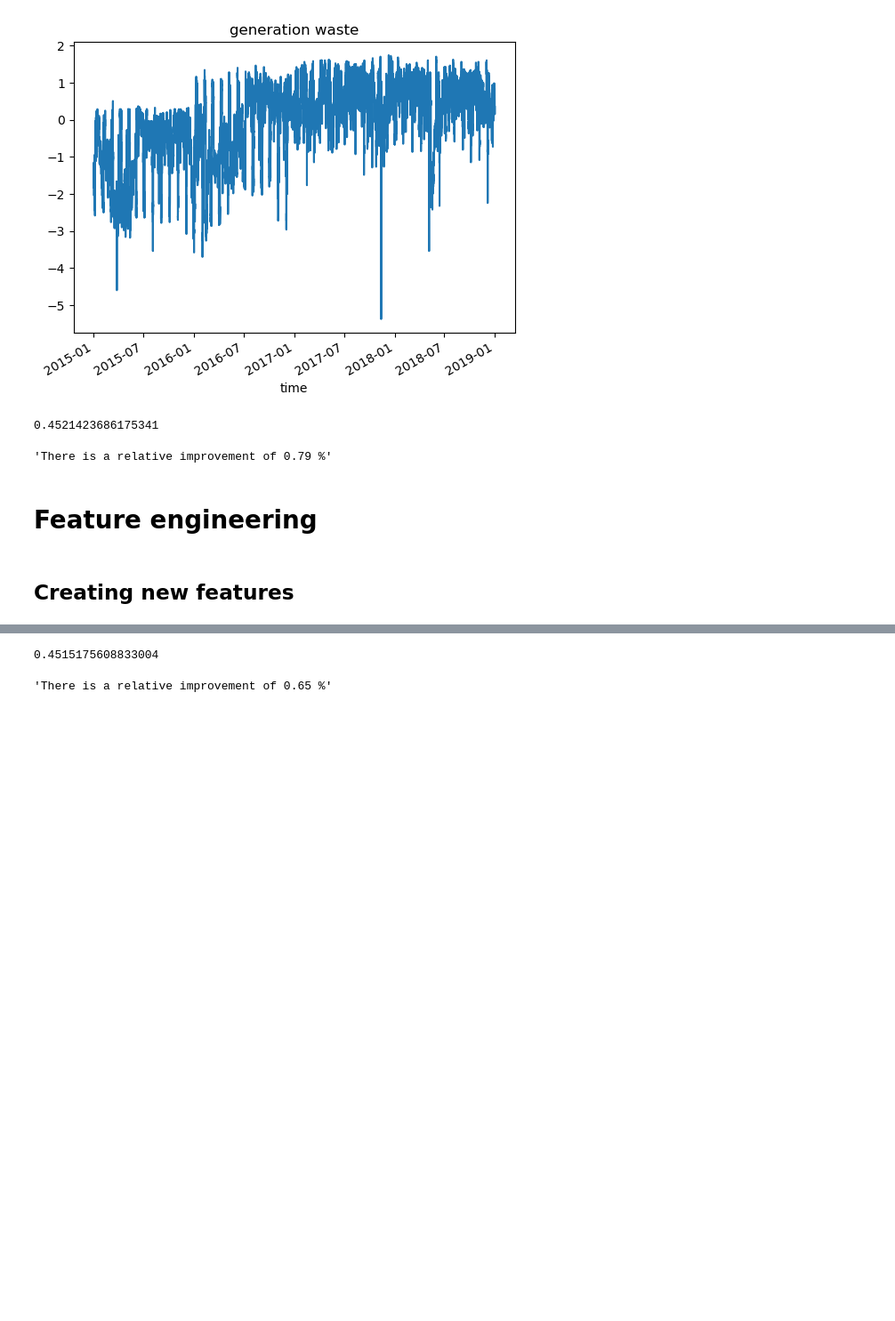
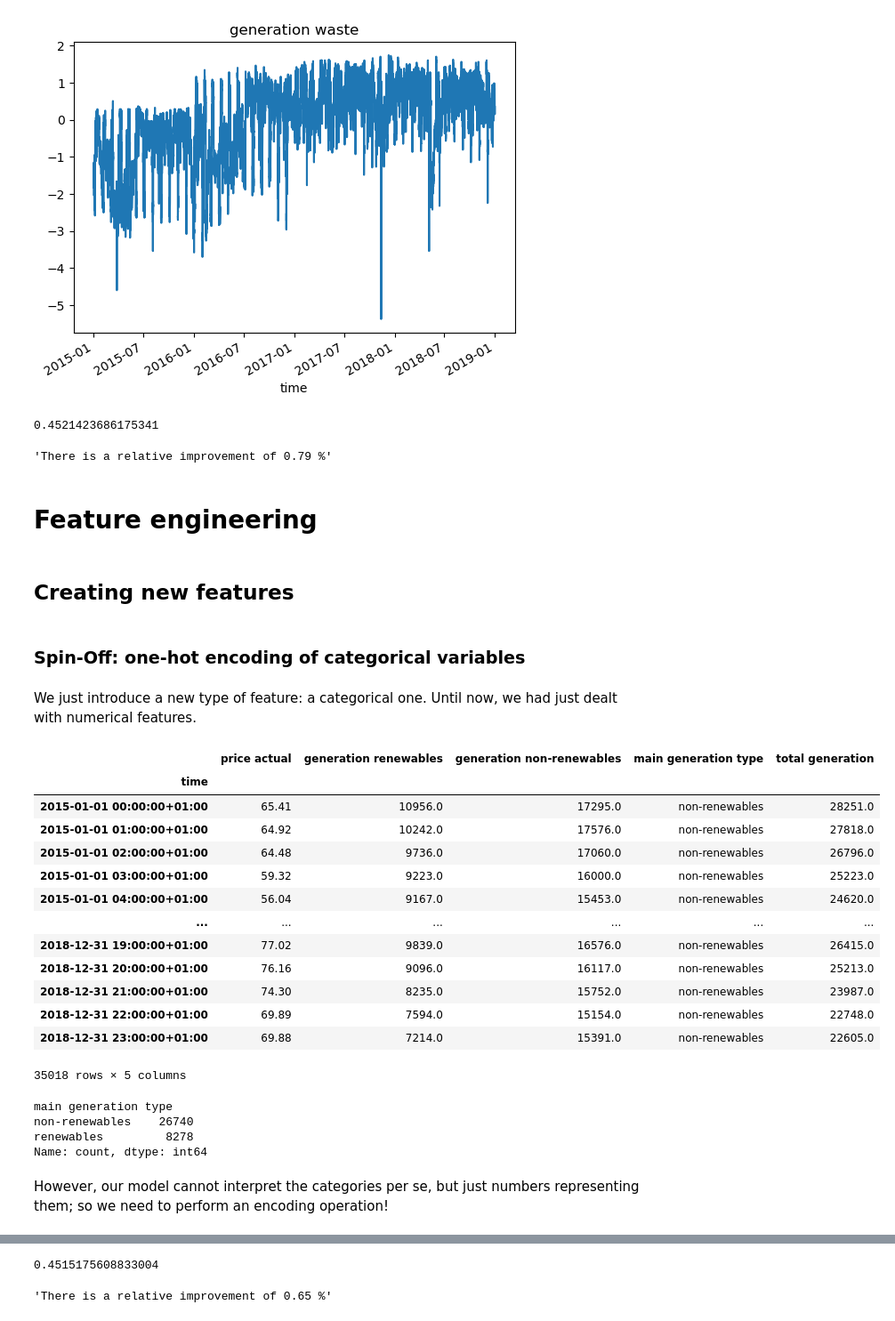
Before and after one commit to beltran99/ml-crash-course-energy, a Jupyter notebook: notebooks/electricity_price_forecasting.ipynb, the cells around one changed output, grey strips where cells are left out. Shown at 89% size. Drawn from its saved outputs; the diff is of its cells as text; code cells hidden in the pictures; blank space fills up the shorter version.

Commit message:
added explanation for one-hot encoding

```diff
--- a/notebooks/electricity_price_forecasting.ipynb
+++ b/notebooks/electricity_price_forecasting.ipynb
@@ -980,5 +976,35 @@ df_demand_copy['total generation'] = df_demand_copy['generation renewables'] + d
 
 feature_columns_copy = feature_columns.copy()
 feature_columns_copy.extend(['generation renewables', 'generation non-renewables'])
+# %% [markdown]
+### Spin-Off: one-hot encoding of categorical variables
+# %% [markdown]
+We just introduce a new type of feature: a categorical one. Until now, we had just dealt with numerical features.
+# %%
+df_demand_copy[['price actual', 'generation renewables', 'generation non-renewables', 'main generation type', 'total generation']]
+# %% [output]
+|  | price actual | generation renewables | generation non-renewables | main generation type | total generation |
+| time |  |  |  |  |  |
+| 2015-01-01 00:00:00+01:00 | 65.41 | 10956.0 | 17295.0 | non-renewables | 28251.0 |
+| 2015-01-01 01:00:00+01:00 | 64.92 | 10242.0 | 17576.0 | non-renewables | 27818.0 |
+| 2015-01-01 02:00:00+01:00 | 64.48 | 9736.0 | 17060.0 | non-renewables | 26796.0 |
+| 2015-01-01 03:00:00+01:00 | 59.32 | 9223.0 | 16000.0 | non-renewables | 25223.0 |
+| 2015-01-01 04:00:00+01:00 | 56.04 | 9167.0 | 15453.0 | non-renewables | 24620.0 |
+| ... | ... | ... | ... | ... | ... |
+| 2018-12-31 19:00:00+01:00 | 77.02 | 9839.0 | 16576.0 | non-renewables | 26415.0 |
+| 2018-12-31 20:00:00+01:00 | 76.16 | 9096.0 | 16117.0 | non-renewables | 25213.0 |
+| 2018-12-31 21:00:00+01:00 | 74.30 | 8235.0 | 15752.0 | non-renewables | 23987.0 |
+| 2018-12-31 22:00:00+01:00 | 69.89 | 7594.0 | 15154.0 | non-renewables | 22748.0 |
+| 2018-12-31 23:00:00+01:00 | 69.88 | 7214.0 | 15391.0 | non-renewables | 22605.0 |
+35018 rows × 5 columns
+# %%
+df_demand_copy['main generation type'].value_counts()
+# %% [output]
+main generation type
+non-renewables    26740
+renewables         8278
+Name: count, dtype: int64
+# %% [markdown]
+However, our model cannot interpret the categories per se, but just numbers representing them; so we need to perform an encoding operation!
 # %%
 df_demand_copy = pd.get_dummies(df_demand_copy)
```
Also changed, not shown: parts of 19 cells of this notebook, 1 other file.
